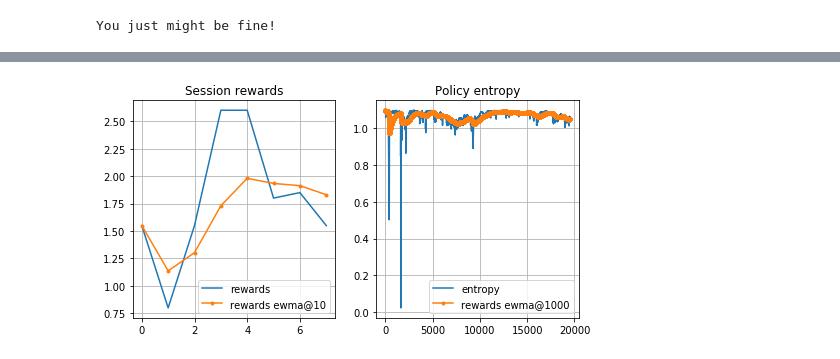
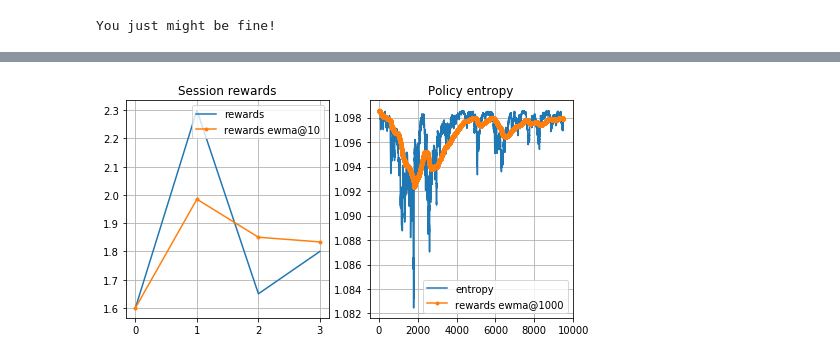
Before and after one commit to serenabooth/Scaffolding_RL, a Jupyter notebook: Scaffolding_RL.ipynb, the cells around one changed output, grey strips where cells are left out. Drawn from its saved outputs; the diff is of its cells as text; code cells hidden in the pictures.

```diff
--- a/Scaffolding_RL.ipynb
+++ b/Scaffolding_RL.ipynb
@@ -413,7 +427,7 @@ target_state_values = rewards_ph+gamma*next_state_values
 
 critic_loss = tf.reduce_mean((state_values - tf.stop_gradient(target_state_values))**2 )
 
-train_step = tf.train.AdamOptimizer(1e-3).minimize(actor_loss + critic_loss)
+train_step = tf.train.AdamOptimizer(1e-4).minimize(actor_loss + critic_loss)
 sess.run(tf.global_variables_initializer())
 
 # Sanity checks to catch some errors. Specific to KungFuMaster in assignment's default setup.
@@ -454,5 +468,5 @@ print (model_id)
 # %%
-for i in trange(100000):
+for i in trange(10000):
 
     batch_actions = agent.sample_actions(agent.step(batch_states))
     batch_next_states, batch_rewards, batch_done, _ = env_batch.step(batch_actions)
@@ -470,34 +484,34 @@ for i in trange(100000):
     entropy_history.append(np.mean(ent_t))
 
     if i % 500 == 0:
         if i % 2500 == 0:
             rewards_history.append(np.max(evaluate(agent, env, n_games=3)))
             summary.write_summary({'episode_avg_reward': rewards_history[-1], 'entropy': entropy_history[-1]}, i, sess)
 
             if rewards_history[-1] >= 50:
                 print("Your agent has earned the yellow belt")
 
         path = F"/content/gdrive/My Drive/RL_models/" + model_id
         save_path = saver.save(sess, path + ".ckpt")
 
 
         pickle.dump( rewards_history , open( path + "_rewards", "wb" ) )
         pickle.dump( entropy_history , open( path + "_entropy", "wb" ) )
 
         clear_output(True)
         plt.figure(figsize=[8,4])
         plt.subplot(1,2,1)
         plt.plot(rewards_history, label='rewards')
         plt.plot(pd.DataFrame(np.array(rewards_history)).ewm(span=10).mean(), marker='.', label='rewards ewma@10')
         plt.title("Session rewards"); plt.grid(); plt.legend()
 
         plt.subplot(1,2,2)
         plt.plot(entropy_history, label='entropy')
         plt.plot(pd.DataFrame(np.array(entropy_history)).ewm(span=1000).mean(), marker='.', label='rewards ewma@1000')
         plt.title("Policy entropy"); plt.grid(); plt.legend()
         plt.show()
 # %% [output]
-[figure, old version]
+[figure, new version]
 # %%
 # load existing model and continue training it. You may need to rerun the Agent initialization code.
 
```
Also changed, not shown: parts of 15 cells of this notebook.
